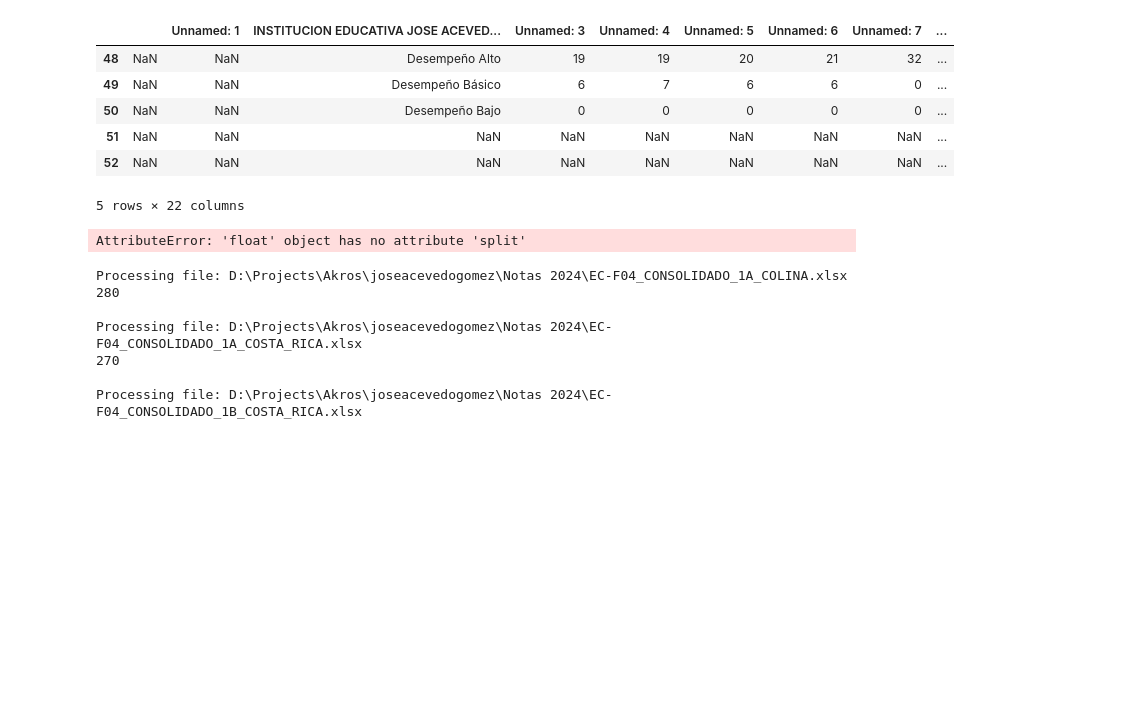
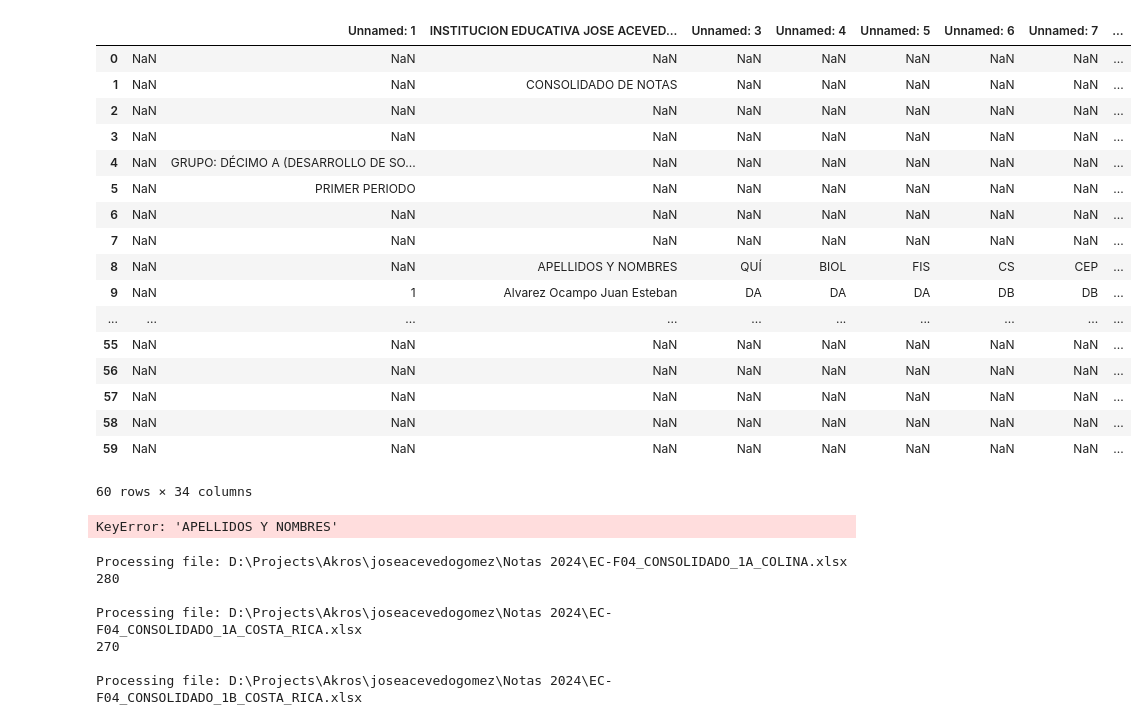
Before and after one commit to Vexta86/sql-migration-jose-a, a Jupyter notebook: FirstAttemptFor2022.ipynb, the cells around one changed output. Drawn from its saved outputs; the diff is of its cells as text; code cells hidden in the pictures; blank space fills up the shorter version.

```diff
--- a/FirstAttemptFor2022.ipynb
+++ b/FirstAttemptFor2022.ipynb
@@ -1,16 +1,27 @@
 # %%
 import pandas as pd
-initial_df = pd.read_excel("D:\\Projects\\Akros\\joseacevedogomez\\CONSOLIDADO DE NOTAS 2008 A 2022\\colina\\2021\\EC-F04_CONSOLIDADO_NOTAS_1_COLINA.xlsx")
+initial_df = pd.read_excel("D:\\Projects\\Akros\\joseacevedogomez\\Notas 2024 media y clei\\EC-F04_CONSOLIDADO_10A.xlsx")
 
-initial_df.tail()
+initial_df
 # %% [output]
 |  |  | Unnamed: 1 | INSTITUCION EDUCATIVA JOSE ACEVED... | Unnamed: 3 | Unnamed: 4 | Unnamed: 5 | Unnamed: 6 | Unnamed: 7 | ... |
-| 48 | NaN | NaN | Desempeño Alto | 19 | 19 | 20 | 21 | 32 | ... |
-| 49 | NaN | NaN | Desempeño Básico | 6 | 7 | 6 | 6 | 0 | ... |
-| 50 | NaN | NaN | Desempeño Bajo | 0 | 0 | 0 | 0 | 0 | ... |
-| 51 | NaN | NaN | NaN | NaN | NaN | NaN | NaN | NaN | ... |
-| 52 | NaN | NaN | NaN | NaN | NaN | NaN | NaN | NaN | ... |
+| 0 | NaN | NaN | NaN | NaN | NaN | NaN | NaN | NaN | ... |
+| 1 | NaN | NaN | CONSOLIDADO DE NOTAS | NaN | NaN | NaN | NaN | NaN | ... |
+| 2 | NaN | NaN | NaN | NaN | NaN | NaN | NaN | NaN | ... |
+| 3 | NaN | NaN | NaN | NaN | NaN | NaN | NaN | NaN | ... |
+| 4 | NaN | GRUPO: DÉCIMO A (DESARROLLO DE SO... | NaN | NaN | NaN | NaN | NaN | NaN | ... |
+| 5 | NaN | PRIMER PERIODO | NaN | NaN | NaN | NaN | NaN | NaN | ... |
+| 6 | NaN | NaN | NaN | NaN | NaN | NaN | NaN | NaN | ... |
+| 7 | NaN | NaN | NaN | NaN | NaN | NaN | NaN | NaN | ... |
+| 8 | NaN | NaN | APELLIDOS Y NOMBRES | QUÍ | BIOL | FIS | CS | CEP | ... |
+| 9 | NaN | 1 | Alvarez Ocampo Juan Esteban | DA | DA | DA | DB | DB | ... |
+| ... | ... | ... | ... | ... | ... | ... | ... | ... | ... |
+| 55 | NaN | NaN | NaN | NaN | NaN | NaN | NaN | NaN | ... |
+| 56 | NaN | NaN | NaN | NaN | NaN | NaN | NaN | NaN | ... |
+| 57 | NaN | NaN | NaN | NaN | NaN | NaN | NaN | NaN | ... |
+| 58 | NaN | NaN | NaN | NaN | NaN | NaN | NaN | NaN | ... |
+| 59 | NaN | NaN | NaN | NaN | NaN | NaN | NaN | NaN | ... |
-5 rows × 22 columns
+60 rows × 34 columns
 # %%
 def process_workbook(route, quarter):
     df = pd.read_excel(route, sheet_name=quarter )
@@ -114,7 +125,7 @@ def clean_column_name(column):
     # Convert to lowercase and strip any extra whitespace
     return column.strip().lower()
 # %%
-example_route = ("D:\\Projects\\Akros\\joseacevedogomez\\Notas 2024\\EC-F04_CONSOLIDADO_1B_COSTA_RICA.xlsx")
+example_route = ("D:\\Projects\\Akros\\joseacevedogomez\\Notas 2024 media y clei\\EC-F04_CONSOLIDADO_10A.xlsx")
 
 def process_df(route):
     output = []
@@ -138,7 +149,7 @@ def process_df(route):
 
 process_df(example_route)
 # %% [output]
-AttributeError: 'float' object has no attribute 'split'
+KeyError: 'APELLIDOS Y NOMBRES'
 # %%
 import os
 
```
Also changed, not shown: parts of 1 cell of this notebook, 3 other files.
